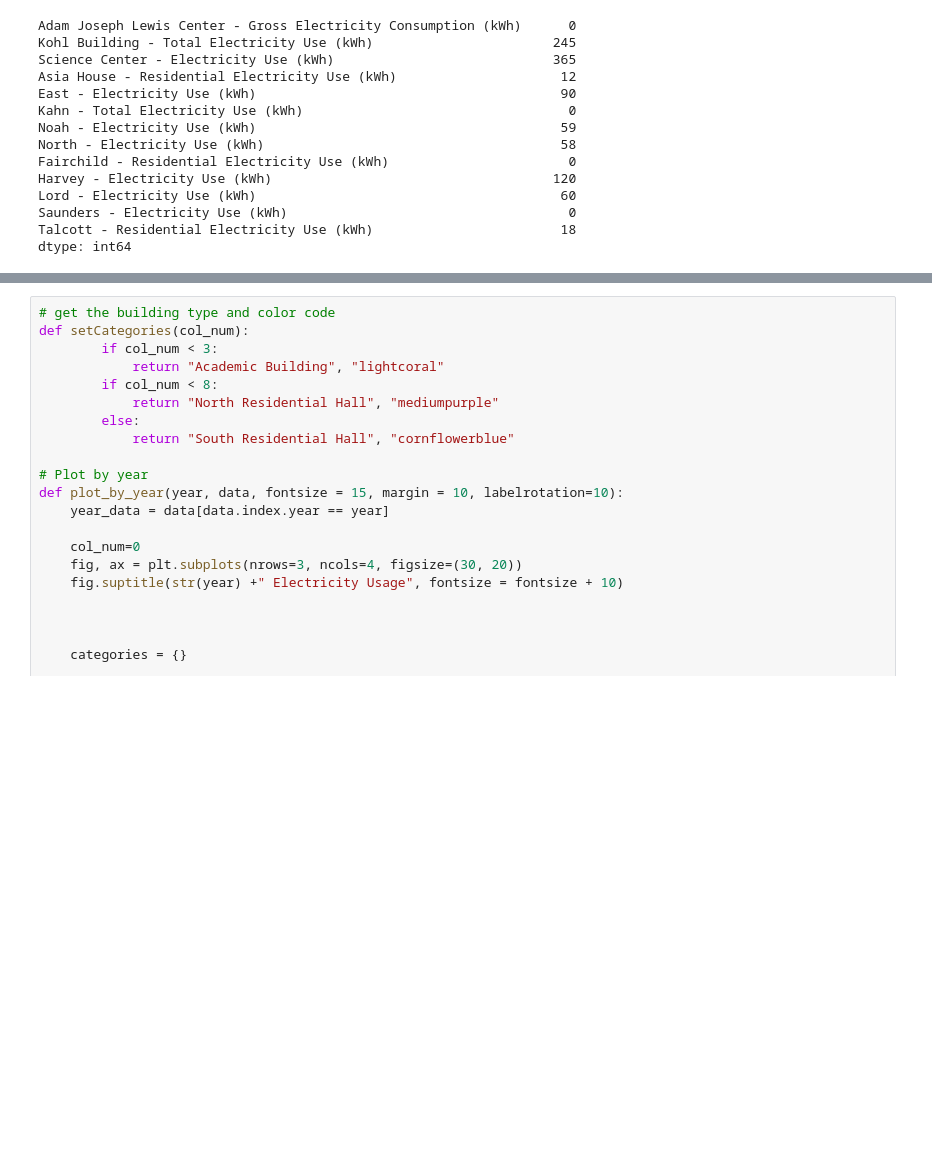
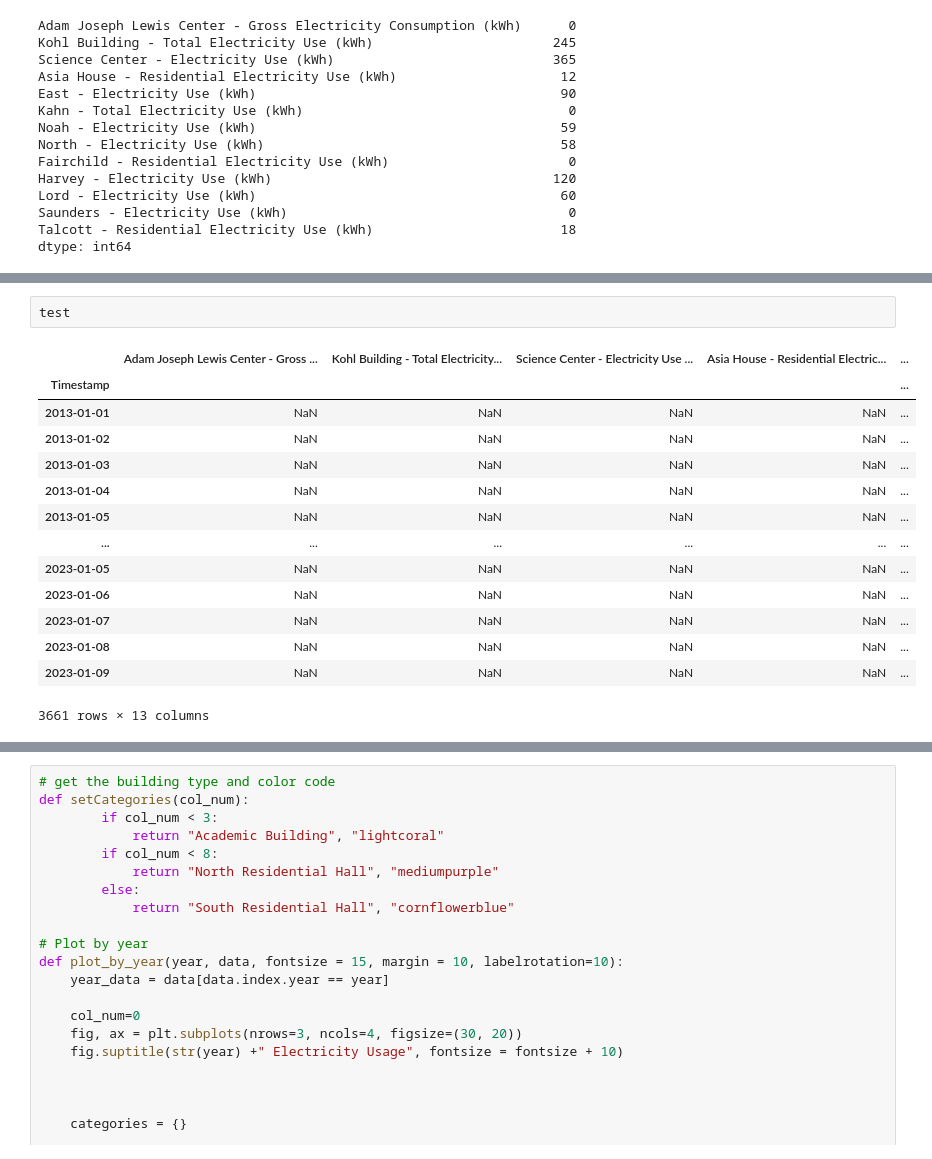
Before and after one commit to quannguyen02/Energy_Usage_and_Prediction, a Jupyter notebook: MakePlots.ipynb, the cells around one changed output, grey strips where cells are left out. Drawn from its saved outputs; the diff is of its cells as text; blank space fills up the shorter version.

```diff
--- a/MakePlots.ipynb
+++ b/MakePlots.ipynb
@@ -53,0 +101,17 @@ dtype: int64
+# %%
+test
+# %% [output]
+|  | Adam Joseph Lewis Center - Gross ... | Kohl Building - Total Electricity... | Science Center - Electricity Use ... | Asia House - Residential Electric... | ... |
+| Timestamp |  |  |  |  | ... |
+| 2013-01-01 | NaN | NaN | NaN | NaN | ... |
+| 2013-01-02 | NaN | NaN | NaN | NaN | ... |
+| 2013-01-03 | NaN | NaN | NaN | NaN | ... |
+| 2013-01-04 | NaN | NaN | NaN | NaN | ... |
+| 2013-01-05 | NaN | NaN | NaN | NaN | ... |
+| ... | ... | ... | ... | ... | ... |
+| 2023-01-05 | NaN | NaN | NaN | NaN | ... |
+| 2023-01-06 | NaN | NaN | NaN | NaN | ... |
+| 2023-01-07 | NaN | NaN | NaN | NaN | ... |
+| 2023-01-08 | NaN | NaN | NaN | NaN | ... |
+| 2023-01-09 | NaN | NaN | NaN | NaN | ... |
+3661 rows × 13 columns
```
Also changed, not shown: parts of 8 cells of this notebook, 17 other files.
